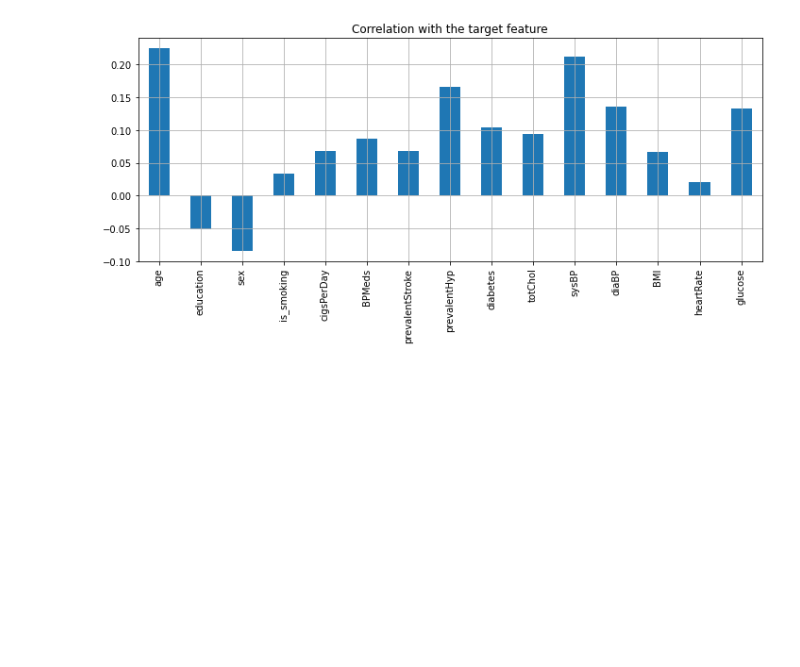
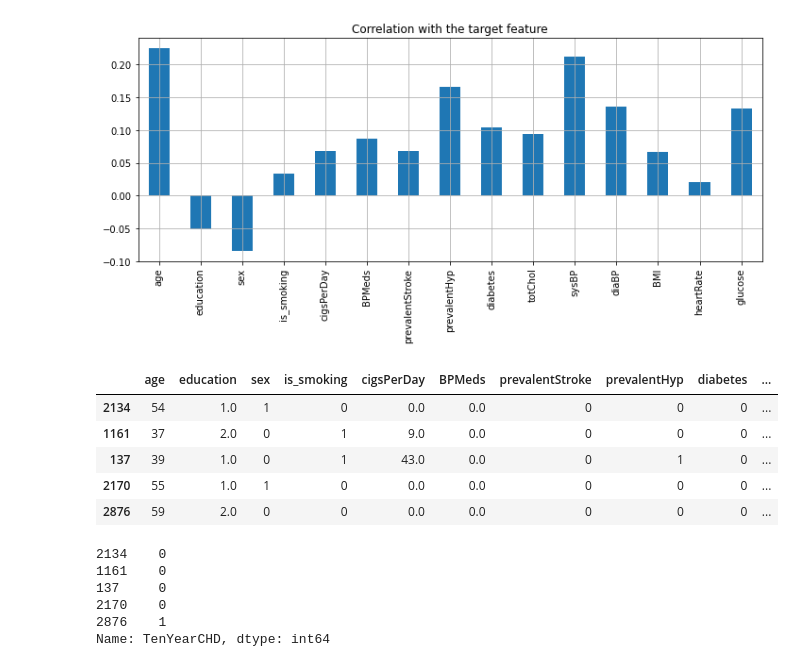
Before and after one commit to shub0411/Cardiovascular-Risk-Prediction, a Jupyter notebook: Cardiovascular_Risk_Prediction_Capstone_Project.ipynb, the cells around one changed output. Saved outputs shown, nothing was run; the diff lists cells and outputs as text; code cells hidden in the pictures; blank space fills up the shorter version.

```diff
--- a/Cardiovascular_Risk_Prediction_Capstone_Project.ipynb
+++ b/Cardiovascular_Risk_Prediction_Capstone_Project.ipynb
@@ -437,0 +462,22 @@ plt.tight_layout()
+# %%
+y = cardio_df[dep_variable]                       # target variable
+x = cardio_df.drop(columns = [dep_variable])      # independent features
+x_train, x_test, y_train, y_test = train_test_split(x,y, test_size = 0.2, random_state = 0)
+# %%
+x_train.head()
+# %% [output]
+|  | age | education | sex | is_smoking | cigsPerDay | BPMeds | prevalentStroke | prevalentHyp | diabetes | ... |
+| 2134 | 54 | 1.0 | 1 | 0 | 0.0 | 0.0 | 0 | 0 | 0 | ... |
+| 1161 | 37 | 2.0 | 0 | 1 | 9.0 | 0.0 | 0 | 0 | 0 | ... |
+| 137 | 39 | 1.0 | 0 | 1 | 43.0 | 0.0 | 0 | 1 | 0 | ... |
+| 2170 | 55 | 1.0 | 1 | 0 | 0.0 | 0.0 | 0 | 0 | 0 | ... |
+| 2876 | 59 | 2.0 | 0 | 0 | 0.0 | 0.0 | 0 | 0 | 0 | ... |
+# %%
+y_train.head()
+# %% [output]
+2134    0
+1161    0
+137     0
+2170    0
+2876    1
+Name: TenYearCHD, dtype: int64
```
Also changed, not shown: parts of 31 cells of this notebook.
